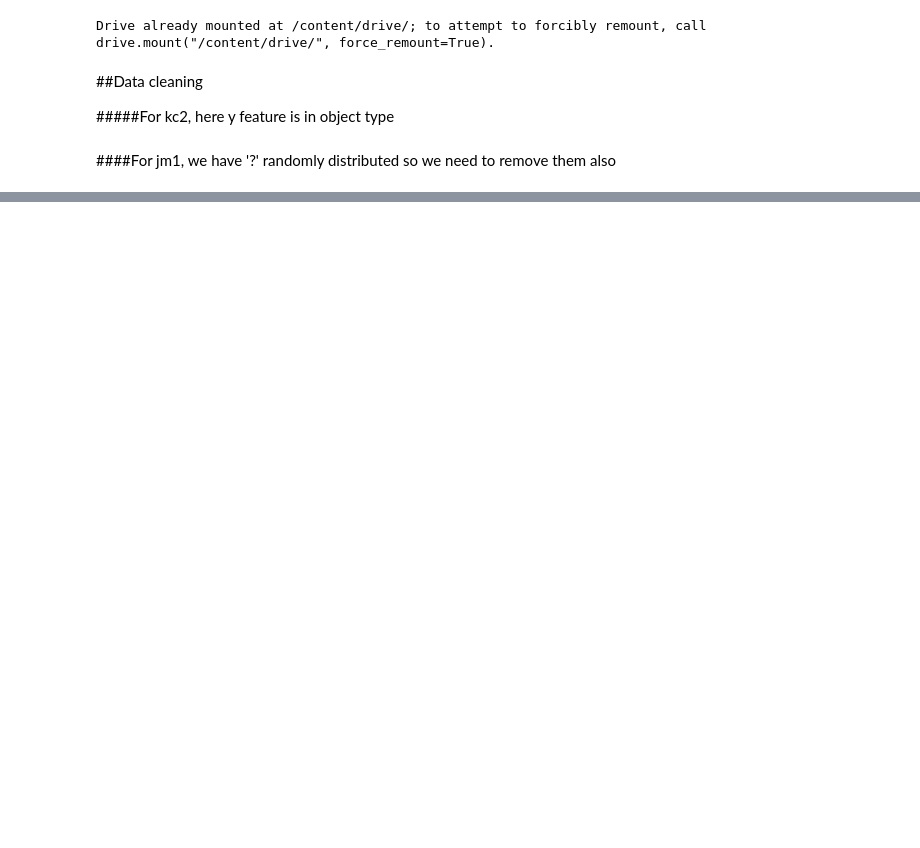
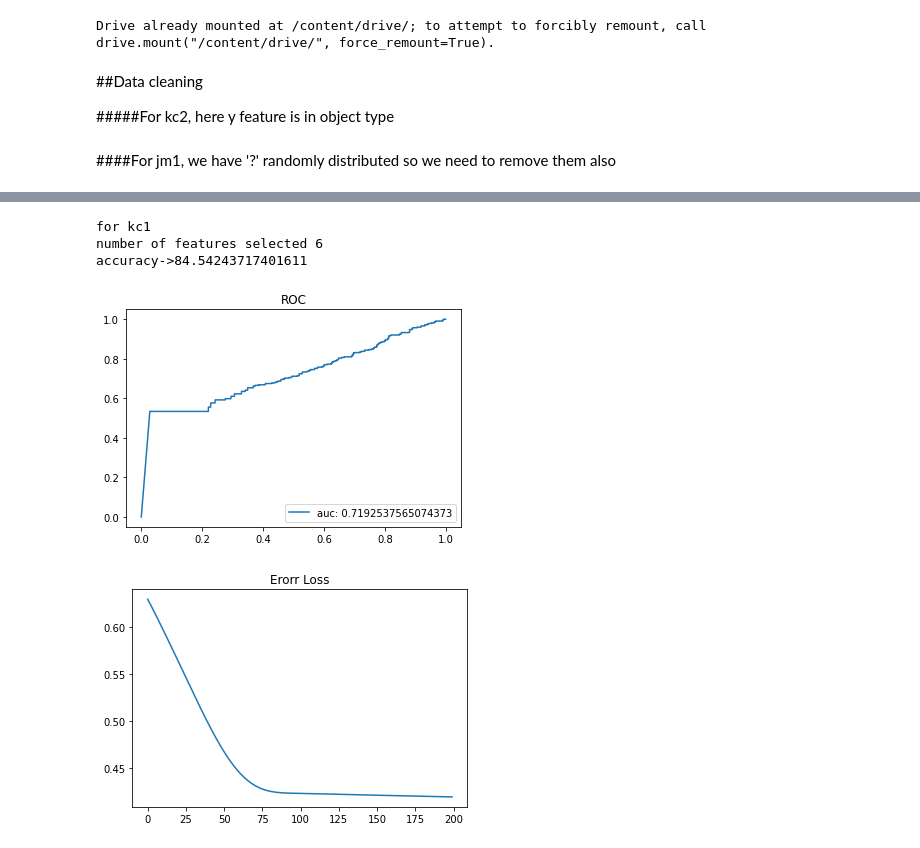
Before and after one commit to abhishekshakya/BPSO-and-ANN-for-sofware-fault-predicition, a Jupyter notebook: internPSO_ANN.ipynb, the cells around one changed output, grey strips where cells are left out. Cells and saved outputs as stored; diff of their text form; code cells hidden in the pictures; blank space fills up the shorter version.

```diff
--- a/internPSO_ANN.ipynb
+++ b/internPSO_ANN.ipynb
@@ -261,3 +319,3 @@ No Feature selection accuracy->99.8998998998999
 # %%
-get(p,lb,ub,it,c1,c2,w,node1,node2,lr,epochs,df_kc1)
+pso2 = get(p,lb,ub,it,c1,c2,w,node1,node2,lr,epochs,df_kc1)
 # %% [output]
@@ -267 +342,9 @@ No Feature selection accuracy->93.89152185360716
+# %%
+ROC_curve(df_kc1, 4, 2, 0.006, 200,"kc1",pso2)
+# %% [output]
+for kc1
+number of features selected 6
+accuracy->84.54243717401611
+[figure, added]
+[figure, added]
 # %%
```
Also changed, not shown: parts of 14 cells of this notebook.
